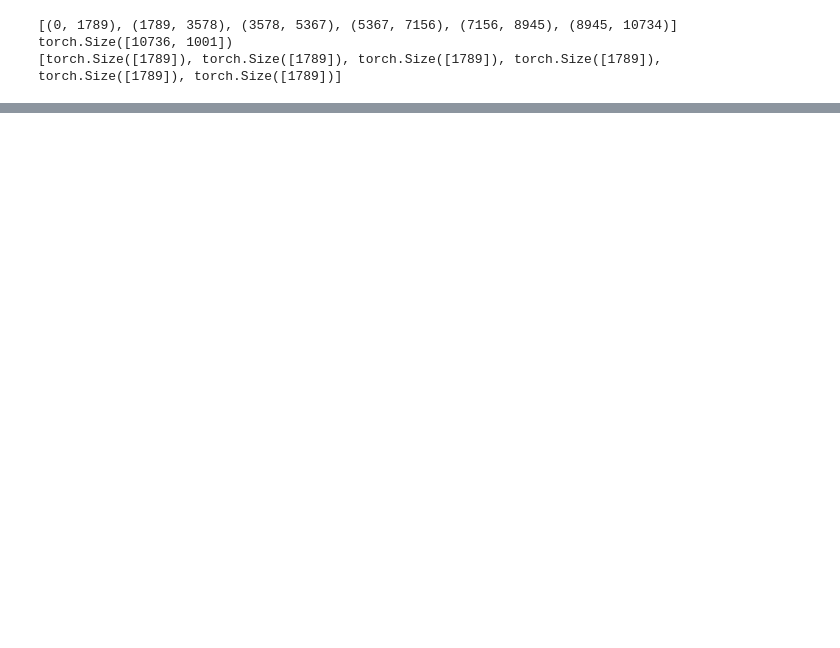
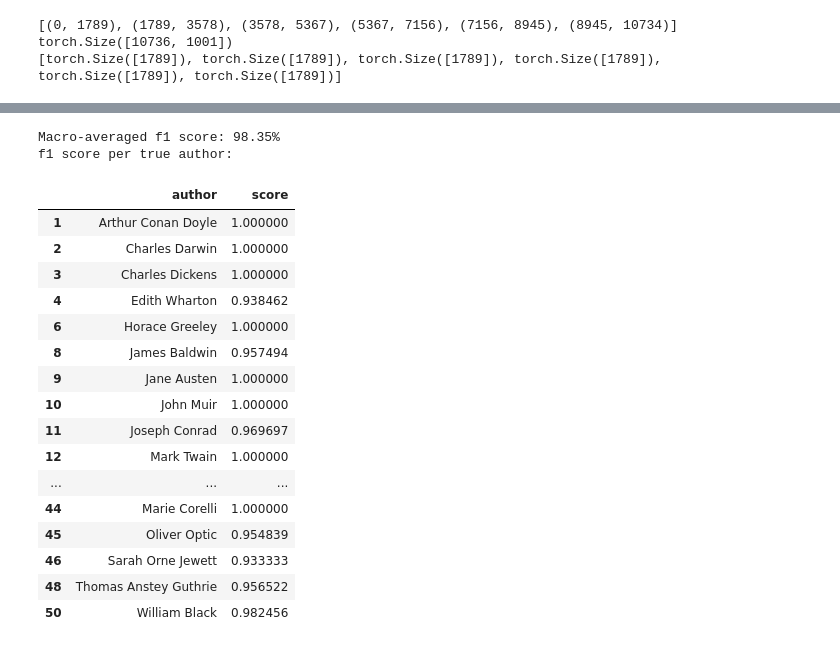
Before and after one commit to mpeschel10/CMPSC-445-Final-Project, a Jupyter notebook: main.ipynb, the cells around one changed output, grey strips where cells are left out. Cells and saved outputs as stored; diff of their text form; code cells hidden in the pictures; blank space fills up the shorter version.

```diff
--- a/main.ipynb
+++ b/main.ipynb
@@ -660,0 +652,32 @@ print(predicted_segments[0])
+# %%
+from sklearn.metrics import f1_score
+
+valid_author_ids = sorted(list(valid_authors))
+author_scores_in_order = f1_score(working_true, working_predicted, average=None)
+print(f"Macro-averaged f1 score: {f1_score(working_true, working_predicted, average='macro') * 100:.2f}%")
+
+print('f1 score per true author:')
+table = pd.DataFrame({'author':[valid_authors[id] for id in valid_author_ids], 'score':author_scores_in_order})
+index = pd.Index(valid_author_ids)
+table = table.set_index(index)
+table
+# %% [output]
+Macro-averaged f1 score: 98.35%
+f1 score per true author:
+|  | author | score |
+| 1 | Arthur Conan Doyle | 1.000000 |
+| 2 | Charles Darwin | 1.000000 |
+| 3 | Charles Dickens | 1.000000 |
+| 4 | Edith Wharton | 0.938462 |
+| 6 | Horace Greeley | 1.000000 |
+| 8 | James Baldwin | 0.957494 |
+| 9 | Jane Austen | 1.000000 |
+| 10 | John Muir | 1.000000 |
+| 11 | Joseph Conrad | 0.969697 |
+| 12 | Mark Twain | 1.000000 |
+| ... | ... | ... |
+| 44 | Marie Corelli | 1.000000 |
+| 45 | Oliver Optic | 0.954839 |
+| 46 | Sarah Orne Jewett | 0.933333 |
+| 48 | Thomas Anstey Guthrie | 0.956522 |
+| 50 | William Black | 0.982456 |
```
Also changed, not shown: parts of 16 cells of this notebook, 1 other file.
